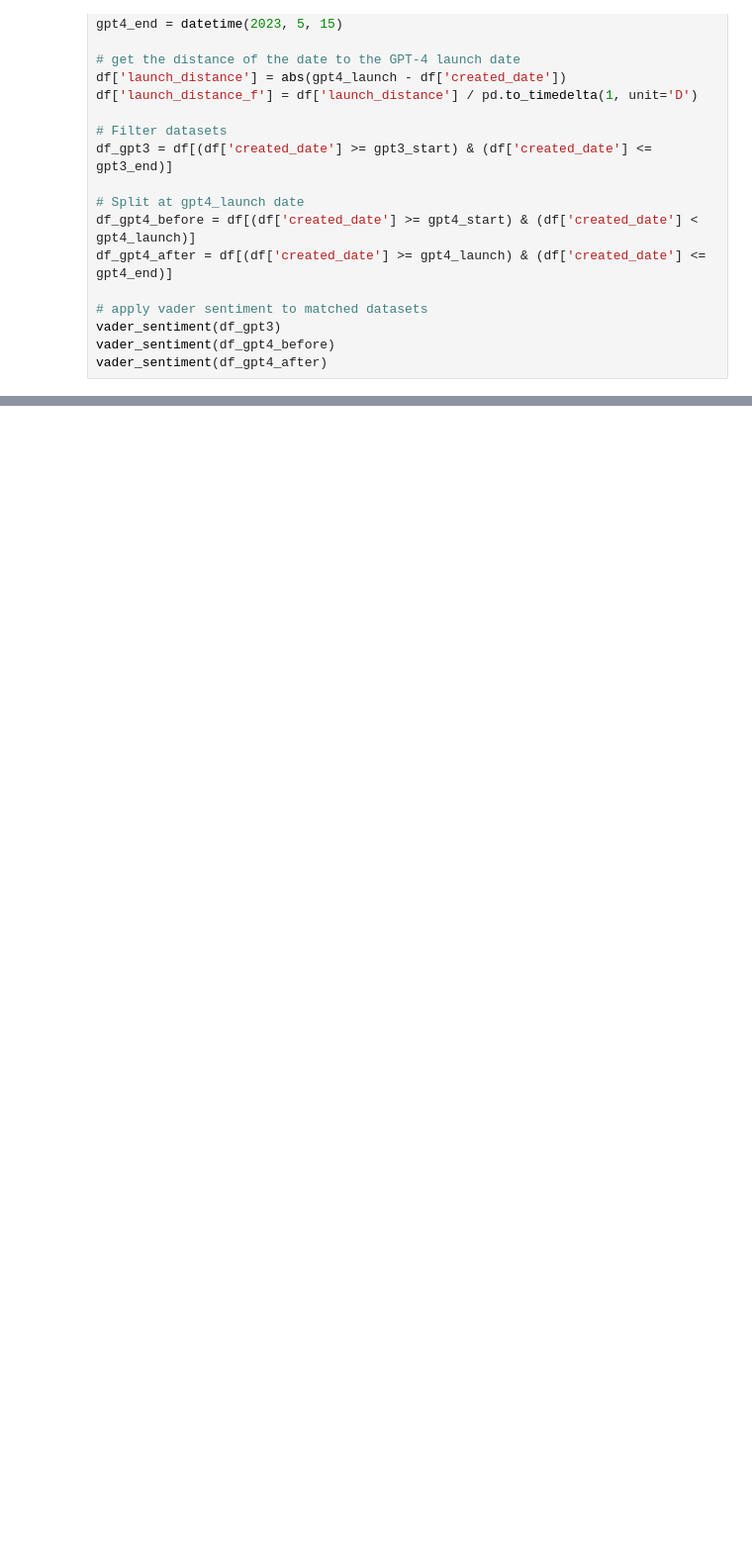
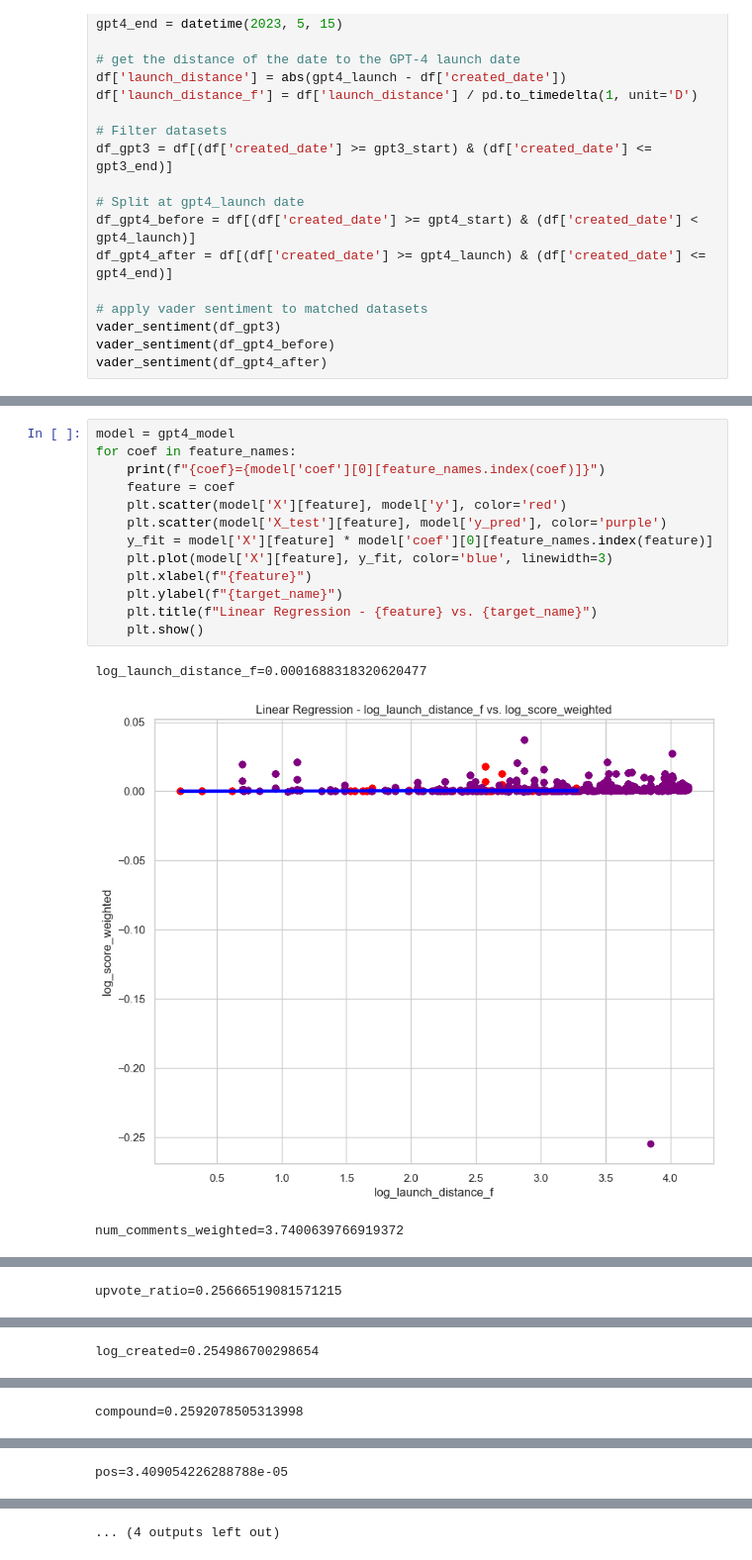
Before and after one commit to georgeh12/reddit-gpt, a Jupyter notebook: vader-analysis.ipynb, the cells around one changed output, grey strips where cells are left out. Shown: that part at 99% size. Cells and saved outputs as stored; diff of their text form; blank space fills up the shorter version.

```diff
--- a/vader-analysis.ipynb
+++ b/vader-analysis.ipynb
@@ -289,0 +373,17 @@ plt.show()
+# %%
+model = gpt4_model
+for coef in feature_names:
+    print(f"{coef}={model['coef'][0][feature_names.index(coef)]}")
+    feature = coef
+    plt.scatter(model['X'][feature], model['y'], color='red')
+    plt.scatter(model['X_test'][feature], model['y_pred'], color='purple')
+    y_fit = model['X'][feature] * model['coef'][0][feature_names.index(feature)]
+    plt.plot(model['X'][feature], y_fit, color='blue', linewidth=3)
+    plt.xlabel(f"{feature}")
+    plt.ylabel(f"{target_name}")
+    plt.title(f"Linear Regression - {feature} vs. {target_name}")
+    plt.show()
+# %% [output]
+log_launch_distance_f=0.0001688318320620477
+[figure, added]
+num_comments_weighted=3.7400639766919372
@@ -289,0 +391 @@ plt.show()
+upvote_ratio=0.25666519081571215
@@ -289,0 +393 @@ plt.show()
+log_created=0.254986700298654
@@ -289,0 +395 @@ plt.show()
+compound=0.2592078505313998
@@ -289,0 +397 @@ plt.show()
+pos=3.409054226288788e-05
@@ -289,0 +399 @@ plt.show()
+... (4 outputs left out)
```
Also changed, not shown: parts of 9 cells of this notebook, 47 other files.
